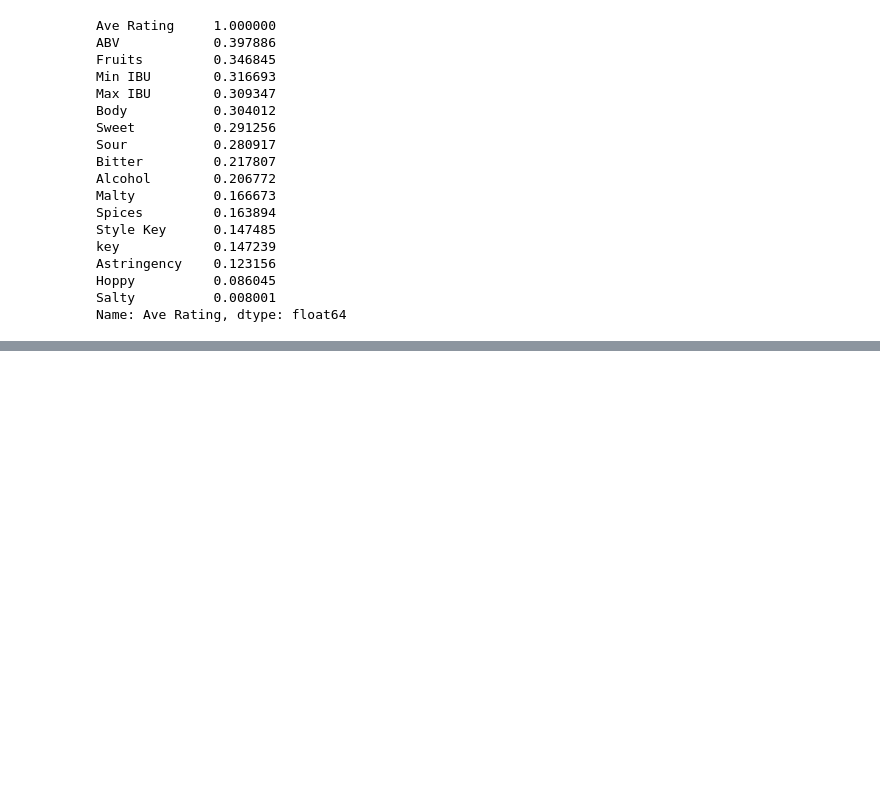
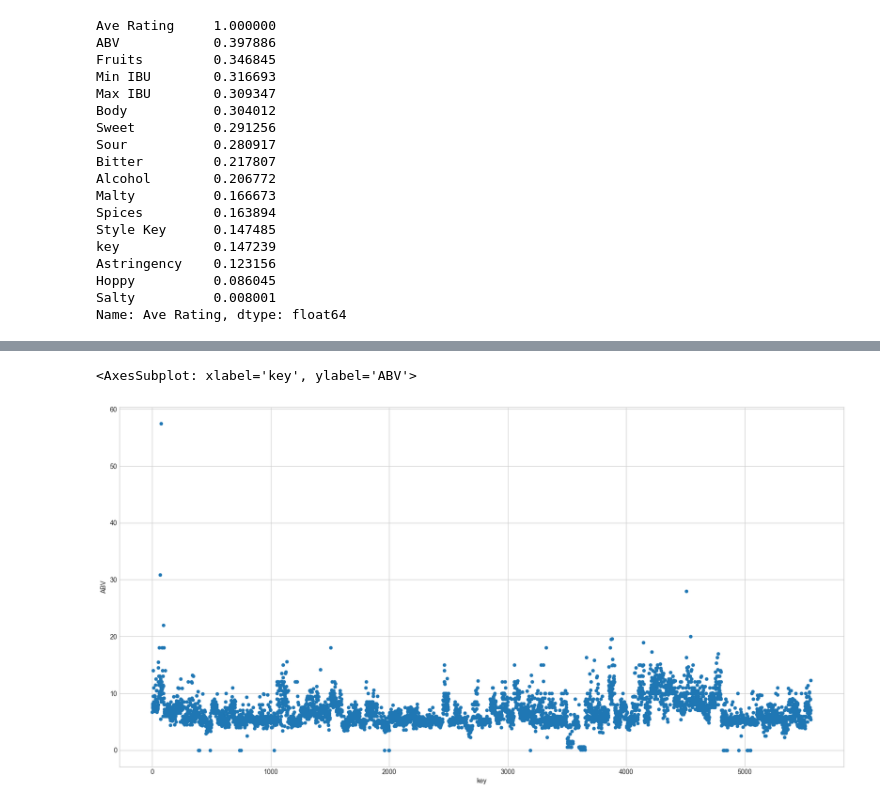
Before and after one commit to JoelAnalytics/beer_recommender, a Jupyter notebook: 01_eda.ipynb, the cells around one changed output, grey strips where cells are left out. Cells and saved outputs as stored; diff of their text form; code cells hidden in the pictures; blank space fills up the shorter version.

```diff
--- a/01_eda.ipynb
+++ b/01_eda.ipynb
@@ -217,0 +239,5 @@ Name: Ave Rating, dtype: float64
+# %%
+df[['key','ABV']].plot(kind='scatter',x='key',y='ABV',figsize=(20,10))
+# %% [output]
+<AxesSubplot: xlabel='key', ylabel='ABV'>
+[figure, added]
```
Also changed, not shown: parts of 2 cells of this notebook.
